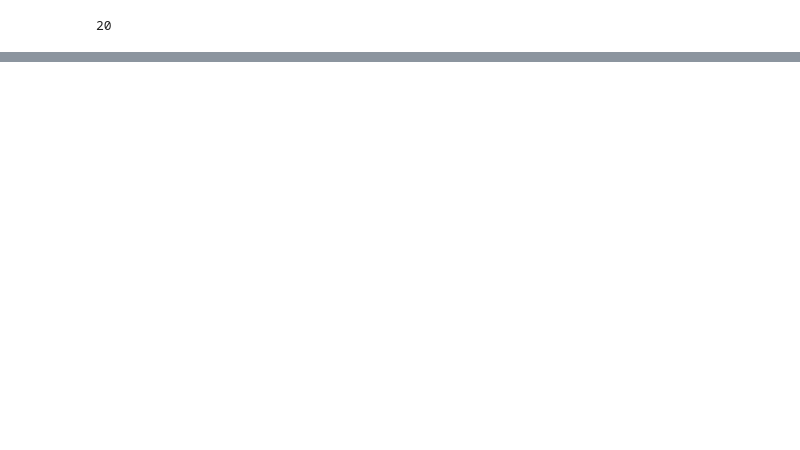
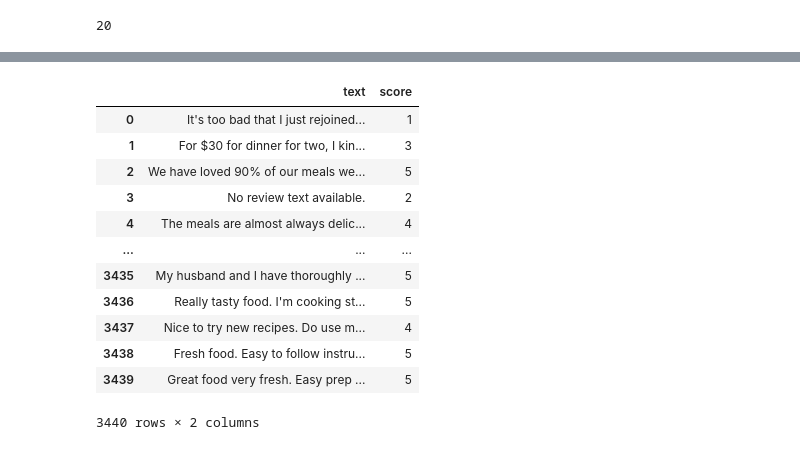
Before and after one commit to ddcots24/Hello-Fresh, a Jupyter notebook: Hello Fresh Review Analysis.ipynb, the cells around one changed output, grey strips where cells are left out. Drawn from its saved outputs; the diff is of its cells as text; code cells hidden in the pictures; blank space fills up the shorter version.

```diff
--- a/Hello Fresh Review Analysis.ipynb
+++ b/Hello Fresh Review Analysis.ipynb
@@ -191,3 +172,6 @@ hf3 = scrape_review_pages(2191,2346)
 # %%
 import pandas as pd
 df = pd.DataFrame(Hello_fresh_reviews)
+df2 = pd.DataFrame(hf2)
+df3 = pd.DataFrame(hf3)
+d
@@ -213,0 +194,16 @@ df[df['text'] == "No review text available."]
+# %%
+df2
+# %% [output]
+|  | text | score |
+| 0 | It's too bad that I just rejoined... | 1 |
+| 1 | For $30 for dinner for two, I kin... | 3 |
+| 2 | We have loved 90% of our meals we... | 5 |
+| 3 | No review text available. | 2 |
+| 4 | The meals are almost always delic... | 4 |
+| ... | ... | ... |
+| 3435 | My husband and I have thoroughly ... | 5 |
+| 3436 | Really tasty food. I'm cooking st... | 5 |
+| 3437 | Nice to try new recipes. Do use m... | 4 |
+| 3438 | Fresh food. Easy to follow instru... | 5 |
+| 3439 | Great food very fresh. Easy prep ... | 5 |
+3440 rows × 2 columns
```
Also changed, not shown: parts of 9 cells of this notebook.
